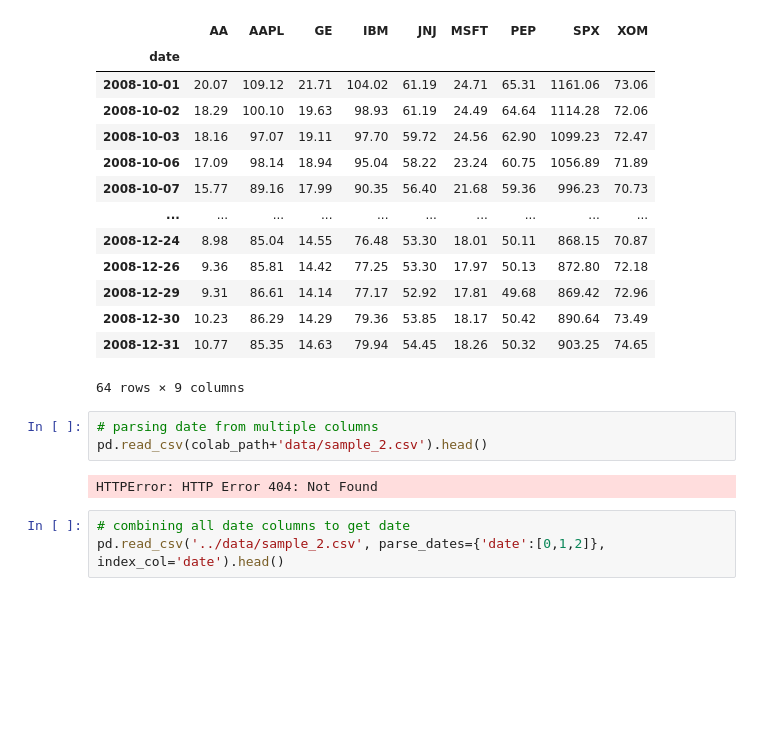
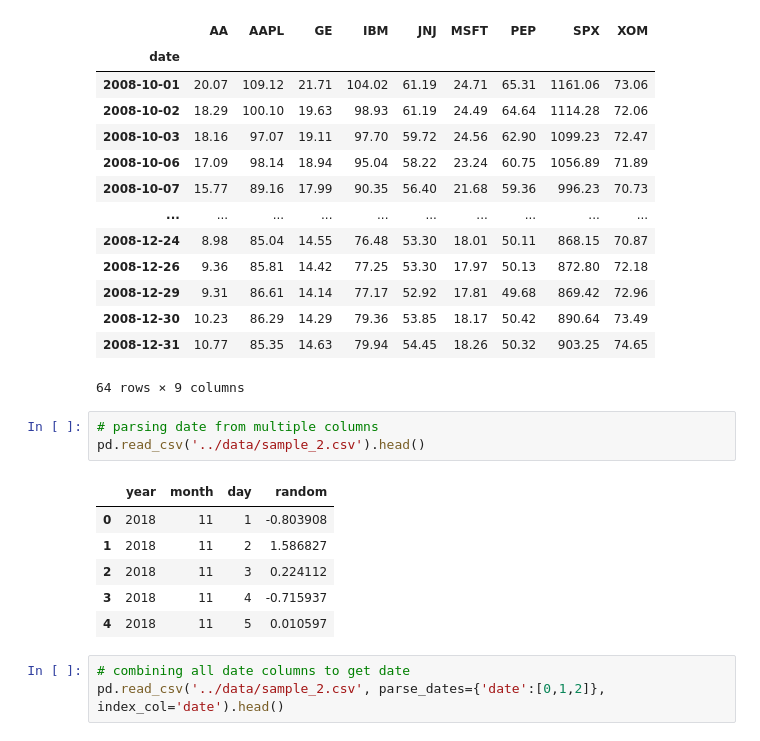
Before and after one commit to shrutisingh89/Time-Series-Analysis, a Jupyter notebook: Data Analysis with Pandas/02.Input_Output.ipynb, the cells around one changed output. Saved outputs shown, nothing was run; the diff lists cells and outputs as text; blank space fills up the shorter version.

```diff
--- a/Data Analysis with Pandas/02.Input_Output.ipynb
+++ b/Data Analysis with Pandas/02.Input_Output.ipynb
@@ -135,9 +135,14 @@ df.truncate(before='2008 10', after='2009')
 64 rows × 9 columns
 # %%
 # parsing date from multiple columns
-pd.read_csv(colab_path+'data/sample_2.csv').head()
+pd.read_csv('../data/sample_2.csv').head()
 # %% [output]
-HTTPError: HTTP Error 404: Not Found
+|  | year | month | day | random |
+| 0 | 2018 | 11 | 1 | -0.803908 |
+| 1 | 2018 | 11 | 2 | 1.586827 |
+| 2 | 2018 | 11 | 3 | 0.224112 |
+| 3 | 2018 | 11 | 4 | -0.715937 |
+| 4 | 2018 | 11 | 5 | 0.010597 |
 # %%
 # combining all date columns to get date
 pd.read_csv('../data/sample_2.csv', parse_dates={'date':[0,1,2]}, index_col='date').head()
```
Also changed, not shown: 1 other file.
